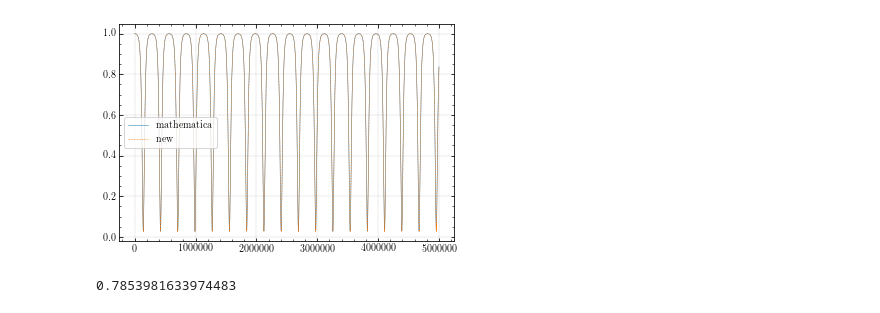
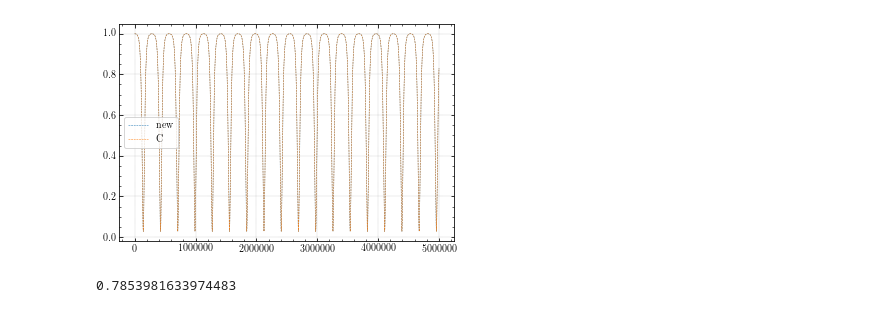
Before and after one commit to YihanWangAstro/Secular, a Jupyter notebook: draw_compare.ipynb, the cells around one changed output. Cells and saved outputs as stored; diff of their text form; code cells hidden in the pictures.

```diff
--- a/draw_compare.ipynb
+++ b/draw_compare.ipynb
@@ -63,23 +63,23 @@ def load_std(name):
     return {'t':t,'e1':e}
 def draw_compare(d1,d2):
     fig = plt.figure()
-    plt.plot(d1['t'],1-d1['e1'],label='mathematica',lw=0.5)
+    #plt.plot(d1['t'],1-d1['e1'],label='mathematica',lw=0.5)
     plt.plot(d2['t'],1-np.sqrt((d2['e1']**2).sum(axis=1)),label='new',ls='--',lw=0.5)
 
     #plt.plot(d2['L2'][0:30000,0],d2['L2'][0:30000,2],'--',lw=0.5)
-    #plt.plot(d1['t'],1-np.sqrt((d1['e1']**2).sum(axis=1)),label='C',ls='--',lw=0.5)
+    plt.plot(d1['t'],1-np.sqrt((d1['e1']**2).sum(axis=1)),label='C',ls='--',lw=0.5)
     #plt.yscale('log')
 
     plt.legend()
     plt.savefig('test.png',bbox_inches = 'tight',dpi=300)
 # %%
 data = load_secular('testSA/trajectory_1.txt')
-#std = load_secular('testSA/eccentricity.txt')
-std = load_std('testSA/eccentricity.txt')
+std = load_secular('testold/trajectory_1.txt')
+#std = load_std('testSA/eccentricity.txt')
 
 draw_compare(std,data)
 # %% [output]
-[figure, old version]
+[figure, new version]
 # %%
 np.pi/4
 # %% [output]
```
Also changed, not shown: 4 other files.
